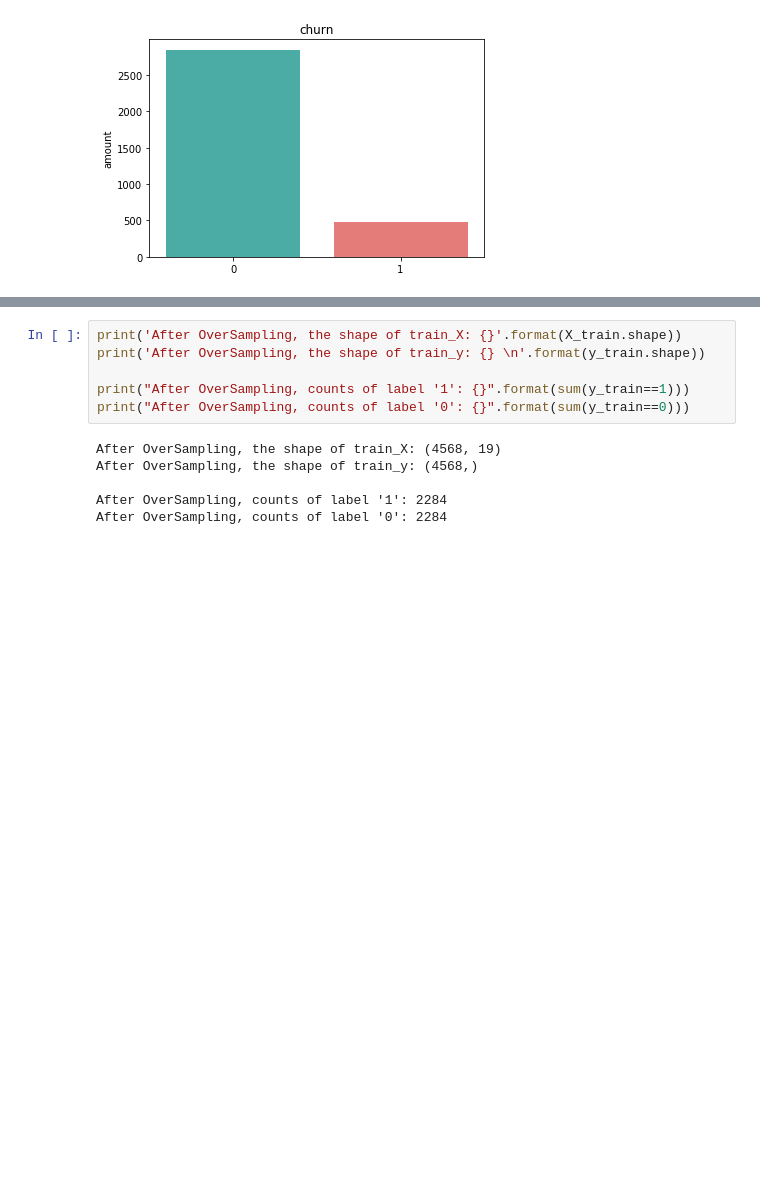
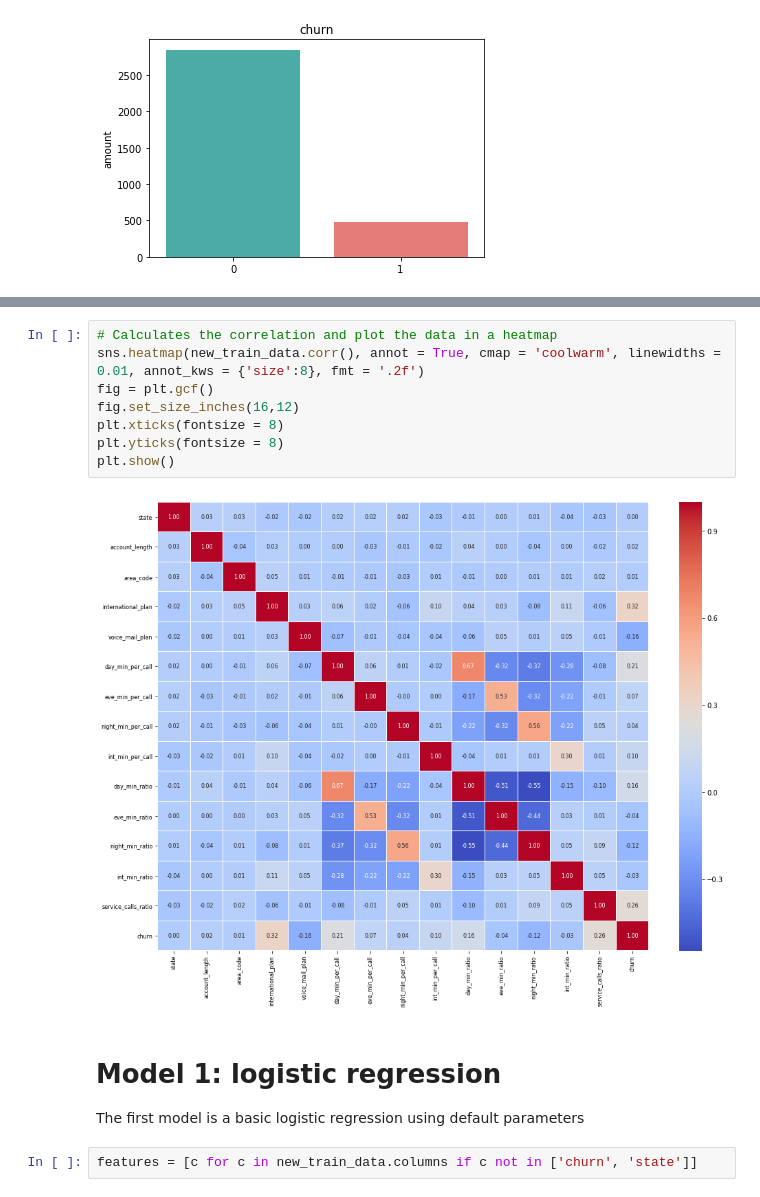
Before and after one commit to dmiekoar/Projects, a Jupyter notebook: Customer Churn in Telecom Companies.ipynb, the cells around one changed output, grey strips where cells are left out. Cells and saved outputs as stored; diff of their text form; blank space fills up the shorter version.

```diff
--- a/Customer Churn in Telecom Companies.ipynb
+++ b/Customer Churn in Telecom Companies.ipynb
@@ -155,12 +235,16 @@ print(X_train.shape)
-# %%
-print('After OverSampling, the shape of train_X: {}'.format(X_train.shape))
-print('After OverSampling, the shape of train_y: {} \n'.format(y_train.shape))
-
-print("After OverSampling, counts of label '1': {}".format(sum(y_train==1)))
-print("After OverSampling, counts of label '0': {}".format(sum(y_train==0)))
-# %% [output]
-After OverSampling, the shape of train_X: (4568, 19)
-After OverSampling, the shape of train_y: (4568,)
-
-After OverSampling, counts of label '1': 2284
-After OverSampling, counts of label '0': 2284
+# %%
+# Calculates the correlation and plot the data in a heatmap
+sns.heatmap(new_train_data.corr(), annot = True, cmap = 'coolwarm', linewidths = 0.01, annot_kws = {'size':8}, fmt = '.2f')
+fig = plt.gcf()
+fig.set_size_inches(16,12)
+plt.xticks(fontsize = 8)
+plt.yticks(fontsize = 8)
+plt.show()
+# %% [output]
+[figure, added]
+# %% [markdown]
+# Model 1: logistic regression
+
+The first model is a basic logistic regression using default parameters
+# %%
+features = [c for c in new_train_data.columns if c not in ['churn', 'state']]
```
Also changed, not shown: parts of 45 cells of this notebook.
